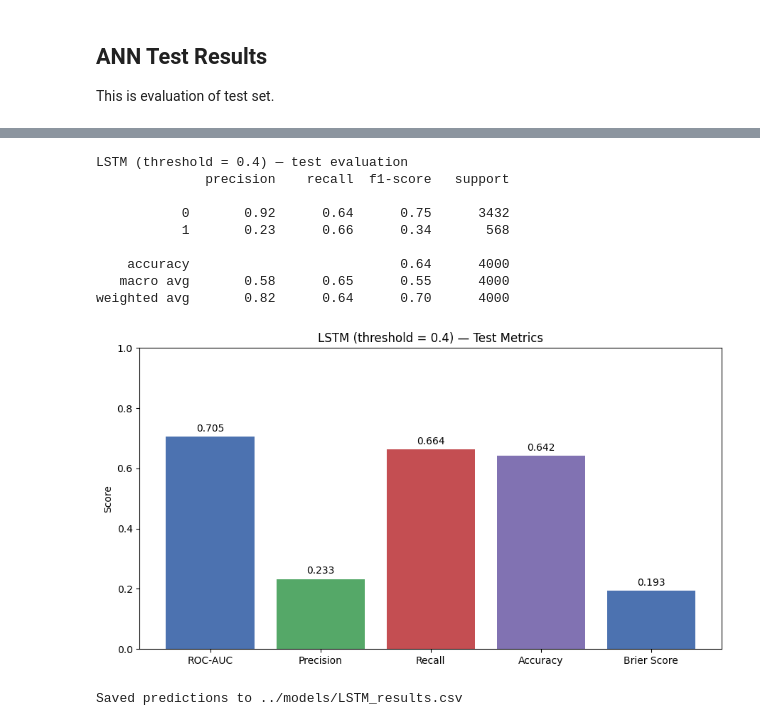
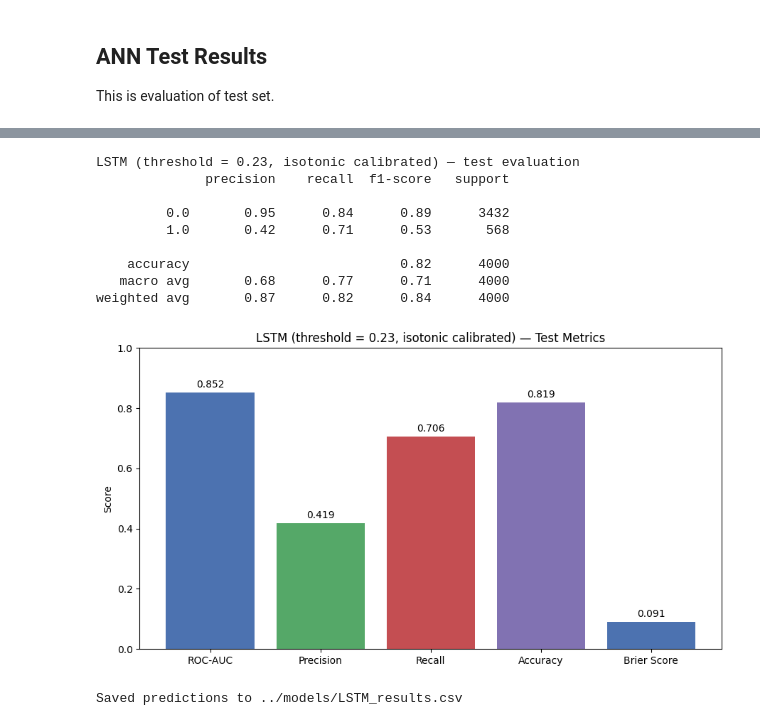
Before and after one commit to JhanaviLingameneni/Prompted-ICU-Risk-Forecasting, a Jupyter notebook: code/ml/all_models.ipynb, the cells around one changed output, grey strips where cells are left out. Drawn from its saved outputs; the diff is of its cells as text; code cells hidden in the pictures.

Commit message:
Worked with Jhanavi to improve LSTM

```diff
--- a/code/ml/all_models.ipynb
+++ b/code/ml/all_models.ipynb
@@ -527,0 +510,16 @@ Saved predictions to ../models/ANN_results.csv
+# %%
+x_train_lstm_df, y_train_lstm = process_dataset("a", undersample=False)
+x_val_lstm_df, y_val_lstm = process_dataset("c", undersample=False)
+x_test_lstm_df, y_test_lstm = process_dataset("b", undersample=False)
+print(f"Raw LSTM Training set: {x_train_lstm_df.shape}, {y_train_lstm.shape}")
+
+# Scale before reshaping to 3D.
+lstm_scaler = StandardScaler()
+x_train_lstm = lstm_scaler.fit_transform(x_train_lstm_df)
+x_val_lstm = lstm_scaler.transform(x_val_lstm_df)
+x_test_lstm = lstm_scaler.transform(x_test_lstm_df)
+
+print(f"LSTM Training set: {x_train_lstm.shape}, {y_train_lstm.shape}")
+x_train_lstm, y_train_lstm, patient_ids_train = to_patient_timestamp_vitals(x_train_lstm, y_train_lstm, columns=x_train_lstm_df.columns)
+x_val_lstm, y_val_lstm, patient_ids_val = to_patient_timestamp_vitals(x_val_lstm, y_val_lstm, columns=x_val_lstm_df.columns)
+x_test_lstm, y_test_lstm, patient_ids_test = to_patient_timestamp_vitals(x_test_lstm, y_test_lstm, columns=x_test_lstm_df.columns)
@@ -572,20 +650,24 @@ lstm_history = lstm_model.fit(
 # %%
-# Evaluate LSTM on test set
-lstm_threshold = 0.4
+# Evaluate LSTM on test set using calibrated probabilities
+lstm_test_raw_prob = lstm_model.predict(x_test_lstm, verbose=0).ravel()
+lstm_score = lstm_calibrator.predict(lstm_test_raw_prob)
+lstm_pred = (lstm_score > LSTM_THRESHOLD).astype(int)
 
-lstm_score = lstm_model.predict(x_test_lstm, verbose=0).ravel()
-lstm_pred = (lstm_score > lstm_threshold).astype(int)
-
-plot_metric_summary(y_test, lstm_pred, lstm_score, title=f"LSTM (threshold = {lstm_threshold})")
+plot_metric_summary(
+    y_test_lstm,
+    lstm_pred,
+    lstm_score,
+    title=f"LSTM (threshold = {LSTM_THRESHOLD}, isotonic calibrated)"
+ )
 # %% [output]
-LSTM (threshold = 0.4) — test evaluation
+LSTM (threshold = 0.23, isotonic calibrated) — test evaluation
               precision    recall  f1-score   support
 
-           0       0.92      0.64      0.75      3432
-           1       0.23      0.66      0.34       568
+         0.0       0.95      0.84      0.89      3432
+         1.0       0.42      0.71      0.53       568
 
-    accuracy                           0.64      4000
-   macro avg       0.58      0.65      0.55      4000
-weighted avg       0.82      0.64      0.70      4000
+    accuracy                           0.82      4000
+   macro avg       0.68      0.77      0.71      4000
+weighted avg       0.87      0.82      0.84      4000
-[figure, old version]
+[figure, new version]
 # %%
```
Also changed, not shown: parts of 18 cells of this notebook, 1 other file.
